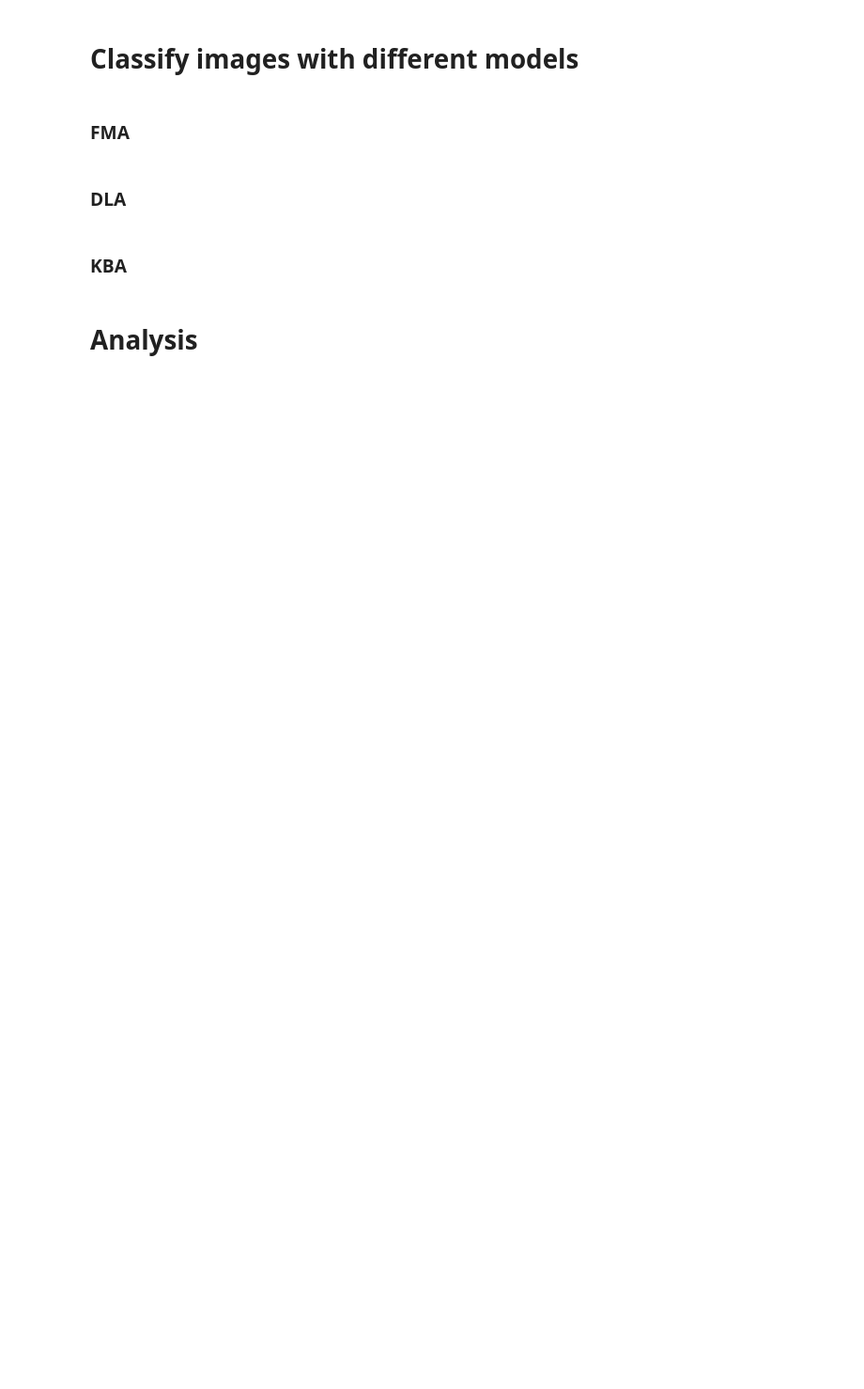
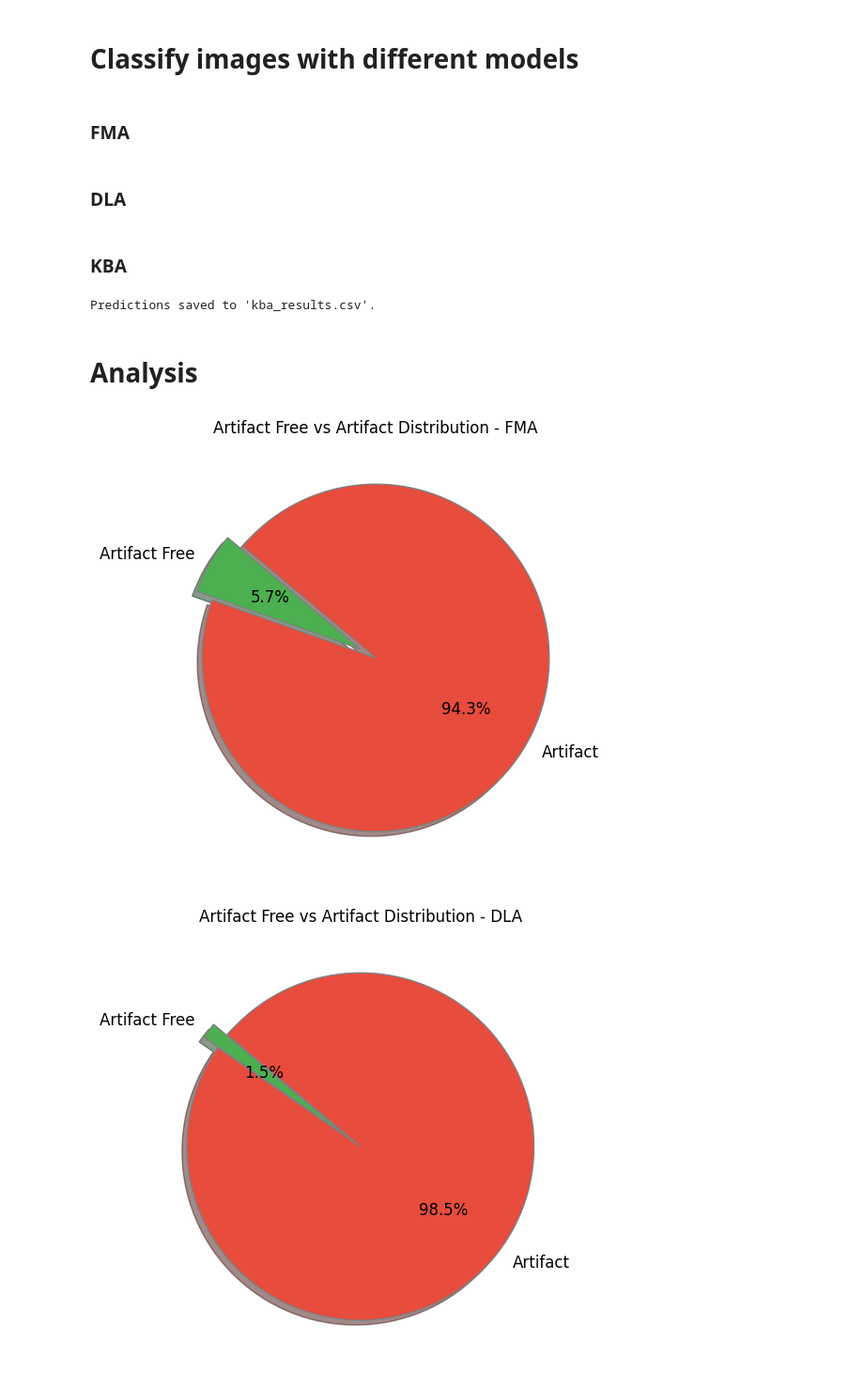
Before and after one commit to DIDSR/HistoART, a Jupyter notebook: histoart.ipynb, the cells around one changed output. Shown at 94% size. Saved outputs shown, nothing was run; the diff lists cells and outputs as text; code cells hidden in the pictures; blank space fills up the shorter version.

```diff
--- a/histoart.ipynb
+++ b/histoart.ipynb
@@ -85,10 +97,15 @@ runDLA(dla_dataloader, device, './models/dla_binary.pth')
 # %% [markdown]
 ### KBA
 # %%
-runKBA(feature_loader, './models/kba_binary.pkl')
+runKBA(X_feat, y_feat, './models/kba_binary.pkl')
+# %% [output]
+Predictions saved to 'kba_results.csv'.
 # %% [markdown]
 # Analysis
 # %%
-print_analysis('./results/fma_results.csv')
-print_analysis('./results/dla_results.csv')
-print_analysis('./results/kba_results.csv')
+print_analysis('./results/fma_results.csv', "FMA")
+print_analysis('./results/dla_results.csv', "DLA")
+print_analysis('./results/kba_results.csv', "KBA")
+# %% [output]
+[figure, added]
+[figure, added]
```
Also changed, not shown: parts of 10 cells of this notebook, 20 other files.
